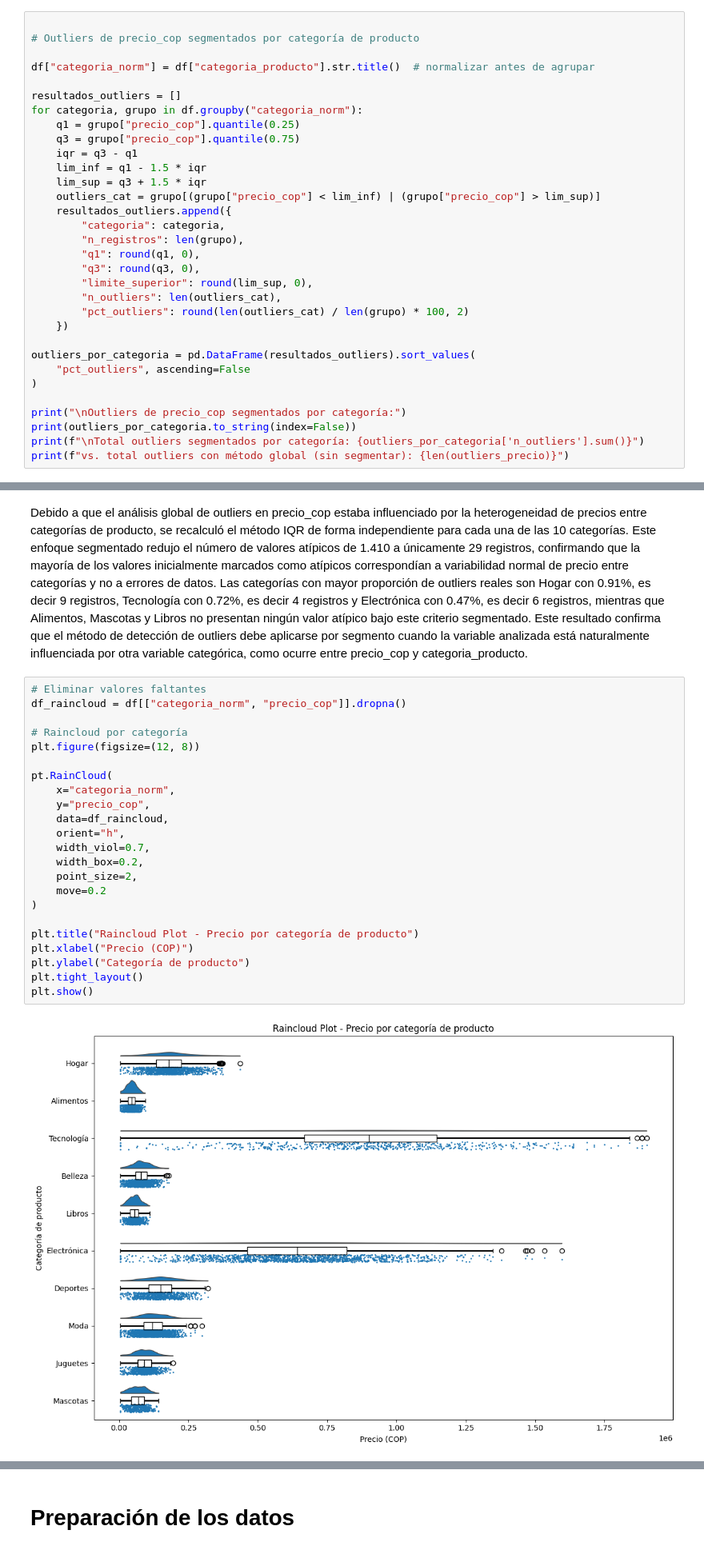
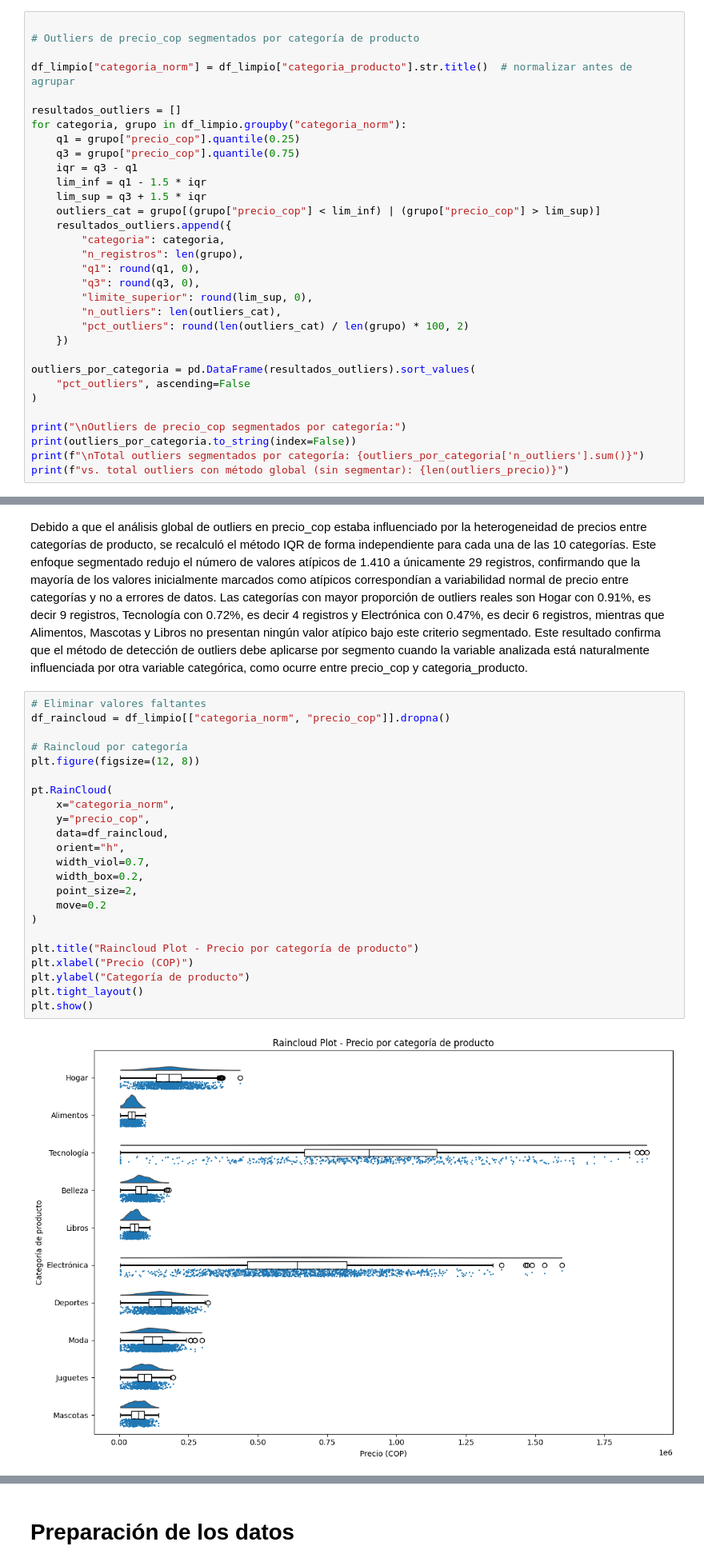
Before and after one commit to AlejandraIvn/Proyecto_1_C1, a Jupyter notebook: Analisis_datos.ipynb, the cells around one changed output, grey strips where cells are left out. Shown at 80% size. Cells and saved outputs as stored; diff of their text form.

```diff
--- a/Analisis_datos.ipynb
+++ b/Analisis_datos.ipynb
@@ -426,10 +426,10 @@ El raincloud plot de tiempo_entrega_dias muestra una distribución mucho más si
 
 # Outliers de precio_cop segmentados por categoría de producto
 
-df["categoria_norm"] = df["categoria_producto"].str.title()  # normalizar antes de agrupar
+df_limpio["categoria_norm"] = df_limpio["categoria_producto"].str.title()  # normalizar antes de agrupar
 
 resultados_outliers = []
-for categoria, grupo in df.groupby("categoria_norm"):
+for categoria, grupo in df_limpio.groupby("categoria_norm"):
     q1 = grupo["precio_cop"].quantile(0.25)
     q3 = grupo["precio_cop"].quantile(0.75)
     iqr = q3 - q1
@@ -474,29 +474,29 @@ vs. total outliers con método global (sin segmentar): 1410
 Debido a que el análisis global de outliers en precio_cop estaba influenciado por la heterogeneidad de precios entre categorías de producto, se recalculó el método IQR de forma independiente para cada una de las 10 categorías. Este enfoque segmentado redujo el número de valores atípicos de 1.410 a únicamente 29 registros, confirmando que la mayoría de los valores inicialmente marcados como atípicos correspondían a variabilidad normal de precio entre categorías y no a errores de datos. Las categorías con mayor proporción de outliers reales son Hogar con 0.91%, es decir 9 registros, Tecnología con 0.72%, es decir 4 registros y Electrónica con 0.47%, es decir 6 registros, mientras que Alimentos, Mascotas y Libros no presentan ningún valor atípico bajo este criterio segmentado. Este resultado confirma que el método de detección de outliers debe aplicarse por segmento cuando la variable analizada está naturalmente influenciada por otra variable categórica, como ocurre entre precio_cop y categoria_producto.
 # %%
 # Eliminar valores faltantes
-df_raincloud = df[["categoria_norm", "precio_cop"]].dropna()
+df_raincloud = df_limpio[["categoria_norm", "precio_cop"]].dropna()
 
 # Raincloud por categoría
 plt.figure(figsize=(12, 8))
 
 pt.RainCloud(
     x="categoria_norm",
     y="precio_cop",
     data=df_raincloud,
     orient="h",
     width_viol=0.7,
     width_box=0.2,
     point_size=2,
     move=0.2
 )
 
 plt.title("Raincloud Plot - Precio por categoría de producto")
 plt.xlabel("Precio (COP)")
 plt.ylabel("Categoría de producto")
 plt.tight_layout()
 plt.show()
 # %% [output]
-[figure, old version]
+[figure, new version]
 # %% [markdown]
 El raincloud plot de precio segmentado por categoría de producto permite visualizar de forma directa por qué el análisis global de outliers era engañoso. Cada categoría presenta su propia distribución, mediana y rango: Tecnología y Electrónica no solo tienen los precios promedio más altos, sino también la mayor dispersión, mientras que categorías como Alimentos, Libros y Mascotas muestran distribuciones compactas y concentradas en valores bajos, con muy pocos o ningún punto marcado como atípico. Esto confirma visualmente que la variabilidad de precio observada en el análisis global no era ruido ni error, sino el resultado esperable de combinar diez categorías con estructuras de precio completamente distintas. Los pocos outliers detectados dentro de cada categoría sí representan casos puntuales que podrían revisarse de forma individual, en lugar de tratar indiscriminadamente el 17.45% de los datos como se sugería con el método sin segmentar.
 # %% [markdown]
```
Also changed, not shown: parts of 28 cells of this notebook.
